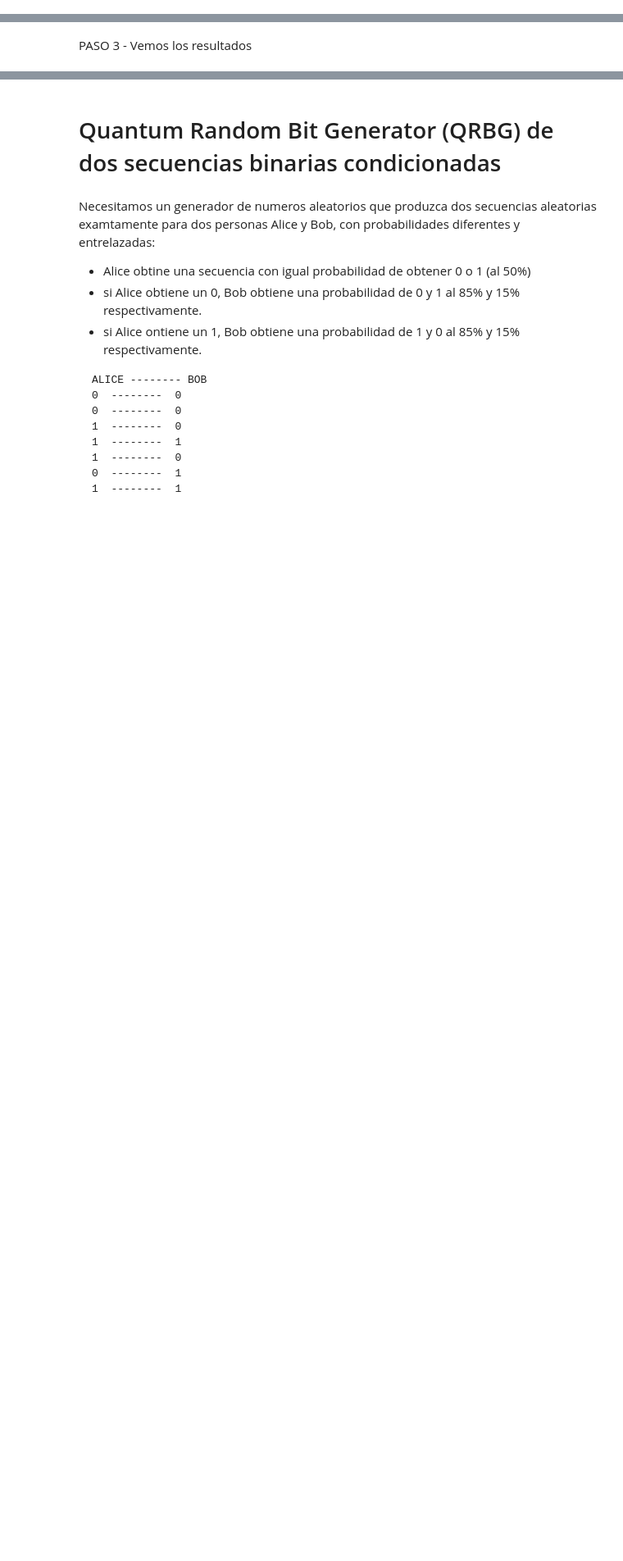
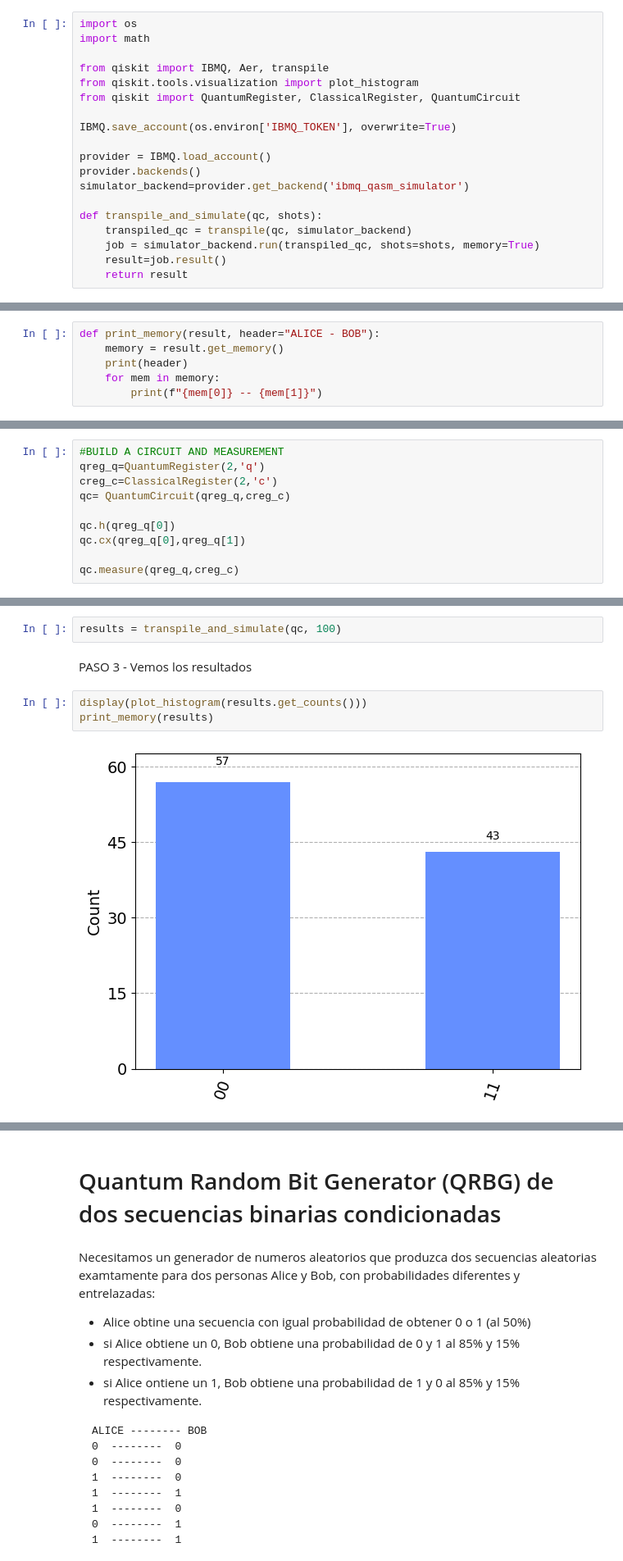
Before and after one commit to jore731/qiskit, a Jupyter notebook: EJERCICIOS/EJERCICIO1_QRBGs.ipynb, the cells around one changed output, grey strips where cells are left out. Shown at 82% size. Drawn from its saved outputs; the diff is of its cells as text; blank space fills up the shorter version.

```diff
--- a/EJERCICIOS/EJERCICIO1_QRBGs.ipynb
+++ b/EJERCICIOS/EJERCICIO1_QRBGs.ipynb
@@ -5,3 +5,22 @@
 
 **ALGORITMOS** -
 Prof: Carmen Pellicer Lostao
+# %%
+import os
+import math
+
+from qiskit import IBMQ, Aer, transpile
+from qiskit.tools.visualization import plot_histogram
+from qiskit import QuantumRegister, ClassicalRegister, QuantumCircuit
+
+IBMQ.save_account(os.environ['IBMQ_TOKEN'], overwrite=True)
+
+provider = IBMQ.load_account()
+provider.backends()
+simulator_backend=provider.get_backend('ibmq_qasm_simulator')
+
+def transpile_and_simulate(qc, shots):
+    transpiled_qc = transpile(qc, simulator_backend)
+    job = simulator_backend.run(transpiled_qc, shots=shots, memory=True)
+    result=job.result()
+    return result
@@ -8,3 +29,9 @@ Prof: Carmen Pellicer Lostao
+# %%
+def print_memory(result, header="ALICE - BOB"):
+    memory = result.get_memory()
+    print(header)
+    for mem in memory:
+        print(f"{mem[0]} -- {mem[1]}")
 # %% [markdown]
 # Quantum Random Bit Generator (QRBG) de dos secuencias binarias perfectamente aleatorias
 # %% [markdown]
@@ -33,3 +60,13 @@ Ejecuta el circuito en un simulador cuantico y obten:
 * el histograma de bits medidos en la ejecucion que demuestra que se generan 0 y 1 para Alice y Bob entrelazados y al 50%
 # %% [markdown]
 PASO 1 - Creamos el circuito desde el Composer
+# %%
+#BUILD A CIRCUIT AND MEASUREMENT
+qreg_q=QuantumRegister(2,'q')
+creg_c=ClassicalRegister(2,'c')
+qc= QuantumCircuit(qreg_q,creg_c)
+
+qc.h(qreg_q[0])
+qc.cx(qreg_q[0],qreg_q[1])
+
+qc.measure(qreg_q,creg_c)
@@ -36,4 +75,11 @@ PASO 1 - Creamos el circuito desde el Composer
 # %% [markdown]
 PASO 2 - Lo ejecutamos en el simulador
+# %%
+results = transpile_and_simulate(qc, 100)
 # %% [markdown]
 PASO 3 - Vemos los resultados
+# %%
+display(plot_histogram(results.get_counts()))
+print_memory(results)
+# %% [output]
+[figure, added]
```
Also changed, not shown: parts of 6 cells of this notebook, 4 other files.
